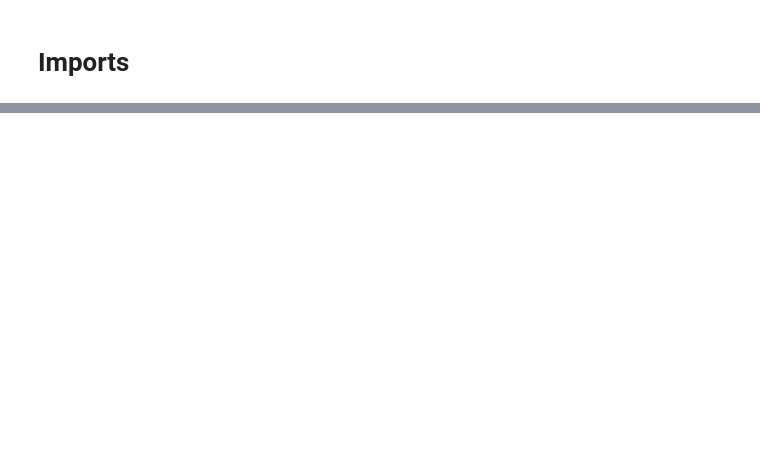
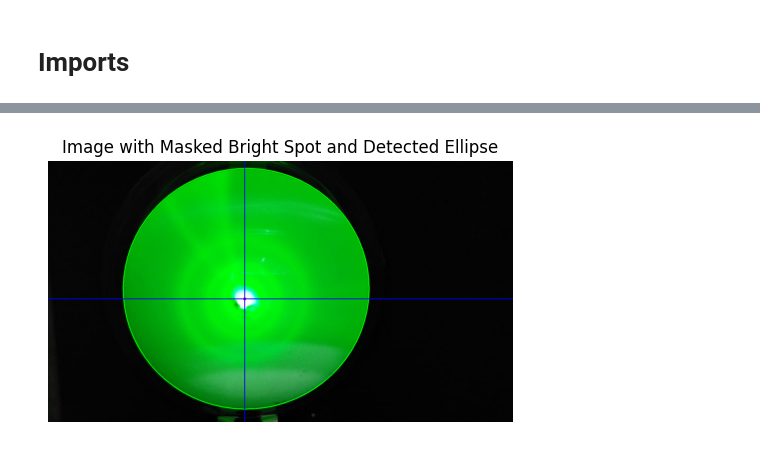
Before and after one commit to MrIsCM/Solid_State_Physics, a Jupyter notebook: Electron_Difrraction/main.ipynb, the cells around one changed output, grey strips where cells are left out. Cells and saved outputs as stored; diff of their text form; code cells hidden in the pictures; blank space fills up the shorter version.

```diff
--- a/Electron_Difrraction/main.ipynb
+++ b/Electron_Difrraction/main.ipynb
@@ -38,0 +225,94 @@ error: OpenCV(4.10.0) D:\a\opencv-python\opencv-python\opencv\modules\imgproc\sr
+# %%
+image = cv2.imread(image_path)
+
+# Check if image was loaded
+if image is None:
+    print(f"Error: Could not load image at {image_path}")
+else:
+    # Convert the image to HSV for better color segmentation (green detection)
+    hsv_image = cv2.cvtColor(image, cv2.COLOR_BGR2HSV)
+
+    # Define the HSV range for detecting the green contour
+    lower_green = np.array([35, 100, 100])  # Adjust the range as needed
+    upper_green = np.array([85, 255, 255])
+
+    # Threshold the image to get only the green color
+    mask = cv2.inRange(hsv_image, lower_green, upper_green)
+
+    # Find contours in the mask
+    contours, _ = cv2.findContours(mask, cv2.RETR_EXTERNAL, cv2.CHAIN_APPROX_SIMPLE)
+
+    # Find the largest contour, assuming it's the lamp edge
+    if contours:
+        largest_contour = max(contours, key=cv2.contourArea)
+
+        # Fit an ellipse to the contour
+        if len(largest_contour) >= 5:  # Need at least 5 points to fit an ellipse
+            offset_x = -5
+            offset_y = 35
+            ellipse = cv2.fitEllipse(largest_contour)
+            center = (int(ellipse[0][0]+offset_x), int(ellipse[0][1])+offset_y)  # Center of the ellipse
+            axes = (int(ellipse[1][0] // 2), int(ellipse[1][1] // 2))  # Semi-major and semi-minor axes
+            angle = int(ellipse[2])  # Rotation angle of the ellipse
+
+
+            # Mask out the bright spot in the center
+            # Define the radius of the mask based on the size of the bright spot
+            mask_radius = 50  # Adjust this based on the size of the bright spot
+            bright_mask = np.zeros(image.shape[:2], dtype=np.uint8)
+            cv2.circle(bright_mask, center, mask_radius, 255, -1)  # Mask the bright spot
+
+            # Invert the mask to keep everything except the bright spot
+            inverse_bright_mask = cv2.bitwise_not(bright_mask)
+
+            # Apply the mask to the grayscale image
+            gray_image = cv2.cvtColor(image, cv2.COLOR_BGR2GRAY)
+            masked_image = cv2.bitwise_and(gray_image, gray_image, mask=inverse_bright_mask)
+
+            # Draw the ellipse and lines on the original image
+            image_with_ellipse = image.copy()
+            cv2.ellipse(image_with_ellipse, ellipse, (0, 255, 0), 2)  # Draw the green ellipse
+            cv2.circle(image_with_ellipse, center, 5, (0, 0, 255), -1)  # Red dot at the center
+            cv2.line(image_with_ellipse, (0, center[1]), (image.shape[1], center[1]), (255, 0, 0), 2)  # Horizontal line
+            cv2.line(image_with_ellipse, (center[0], 0), (center[0], image.shape[0]), (255, 0, 0), 2)  # Vertical line
+
+            # Show the image with the ellipse and lines
+            plt.figure(figsize=(6, 6))
+            plt.imshow(cv2.cvtColor(image_with_ellipse, cv2.COLOR_BGR2RGB))
+            plt.title("Image with Masked Bright Spot and Detected Ellipse")
+            plt.axis('off')
+            plt.show()
+
+            # Extract intensity along the horizontal and vertical lines (ignoring the masked region)
+            horizontal_line = masked_image[center[1], :]  # All pixels in the row at the ellipse center
+            vertical_line = masked_image[:, center[0]]    # All pixels in the column at the ellipse center
+
+            normalized_horizontal_line = (horizontal_line - np.min(horizontal_line)) / (np.max(horizontal_line) - np.min(horizontal_line))
+            normalized_vertical_line = (vertical_line - np.min(vertical_line)) / (np.max(vertical_line) - np.min(vertical_line))
+
+            log_horizontal_line = np.log(normalized_horizontal_line + 1)
+            log_vertical_line = np.log(normalized_vertical_line + 1)
+
+            # Plot the pixel intensities along the horizontal and vertical lines
+            plt.figure(figsize=(10, 5))
+
+            plt.subplot(1, 2, 1)
+            plt.plot(horizontal_line)
+            plt.title("Intensity Along Horizontal Line (Masked)")
+            plt.xlabel("Pixel Position")
+            plt.ylabel("Intensity")
+
+            plt.subplot(1, 2, 2)
+            plt.plot(vertical_line)
+            plt.title("Intensity Along Vertical Line (Masked)")
+            plt.xlabel("Pixel Position")
+            plt.ylabel("Intensity")
+
+            plt.show()
+
+        else:
+            print("Not enough points to fit an ellipse.")
+    else:
+        print("No contours detected. Please check the image or adjust the color range.")
+# %% [output]
+[figure, added]
```
Also changed, not shown: parts of 14 cells of this notebook.
